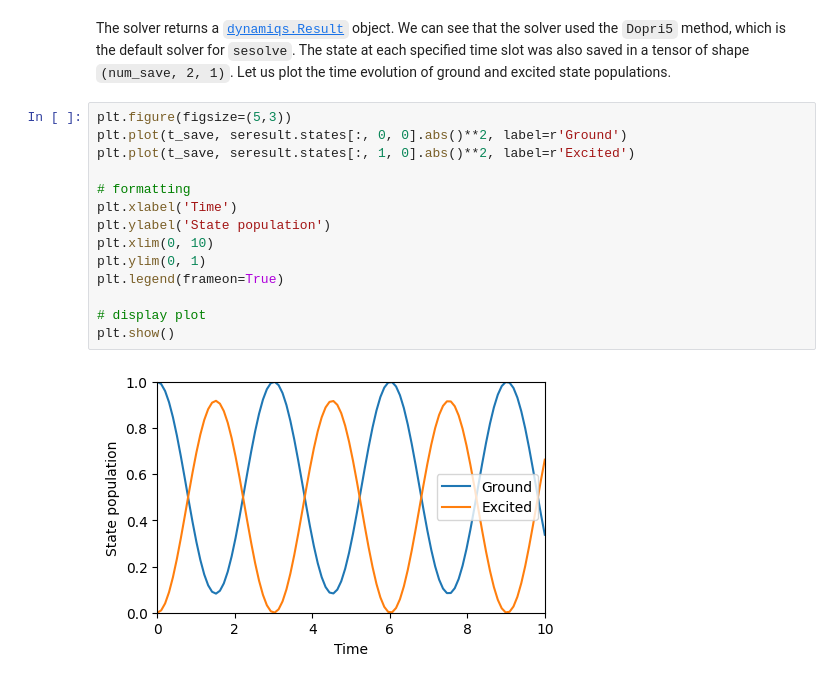
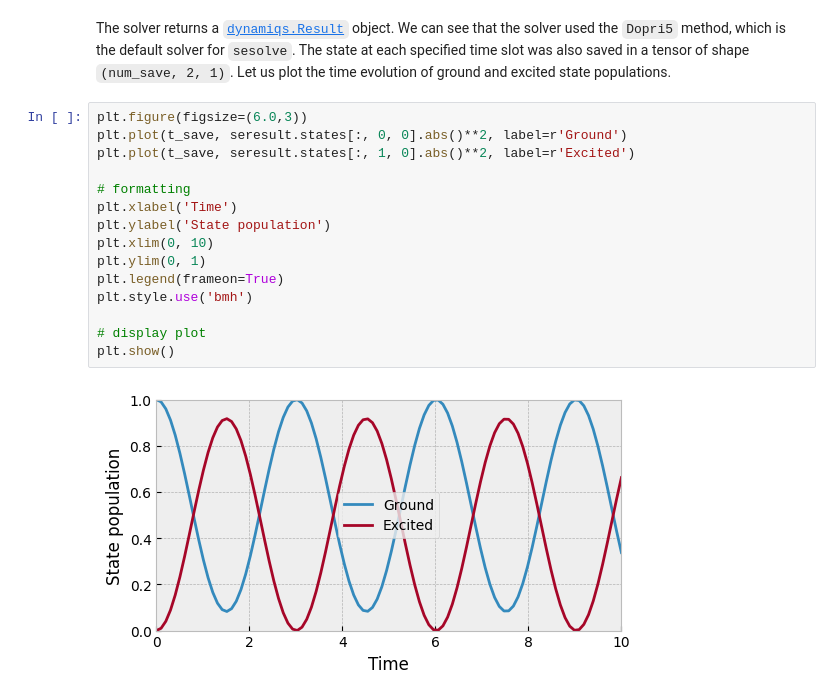
Before and after one commit to dynamiqs/dynamiqs, a Jupyter notebook: docs/tutorials/simulatingdynamics.ipynb, the cells around one changed output. Cells and saved outputs as stored; diff of their text form.

```diff
--- a/docs/tutorials/simulatingdynamics.ipynb
+++ b/docs/tutorials/simulatingdynamics.ipynb
@@ -72,18 +72,19 @@ We can see that the solver used the `Dopri5` method, which is the default solver
 The state at each specified time slot was also saved in a tensor of shape `(num_save, 2, 1)`.
 Let us plot the time evolution of ground and excited state populations.
 # %%
-plt.figure(figsize=(5,3))
+plt.figure(figsize=(6.0,3))
 plt.plot(t_save, seresult.states[:, 0, 0].abs()**2, label=r'Ground')
 plt.plot(t_save, seresult.states[:, 1, 0].abs()**2, label=r'Excited')
 
 # formatting
 plt.xlabel('Time')
 plt.ylabel('State population')
 plt.xlim(0, 10)
 plt.ylim(0, 1)
 plt.legend(frameon=True)
+plt.style.use('bmh')
 
 # display plot
 plt.show()
 # %% [output]
-[figure, old version]
+[figure, new version]
```
Also changed, not shown: parts of 1 cell of this notebook, 1 other file.
